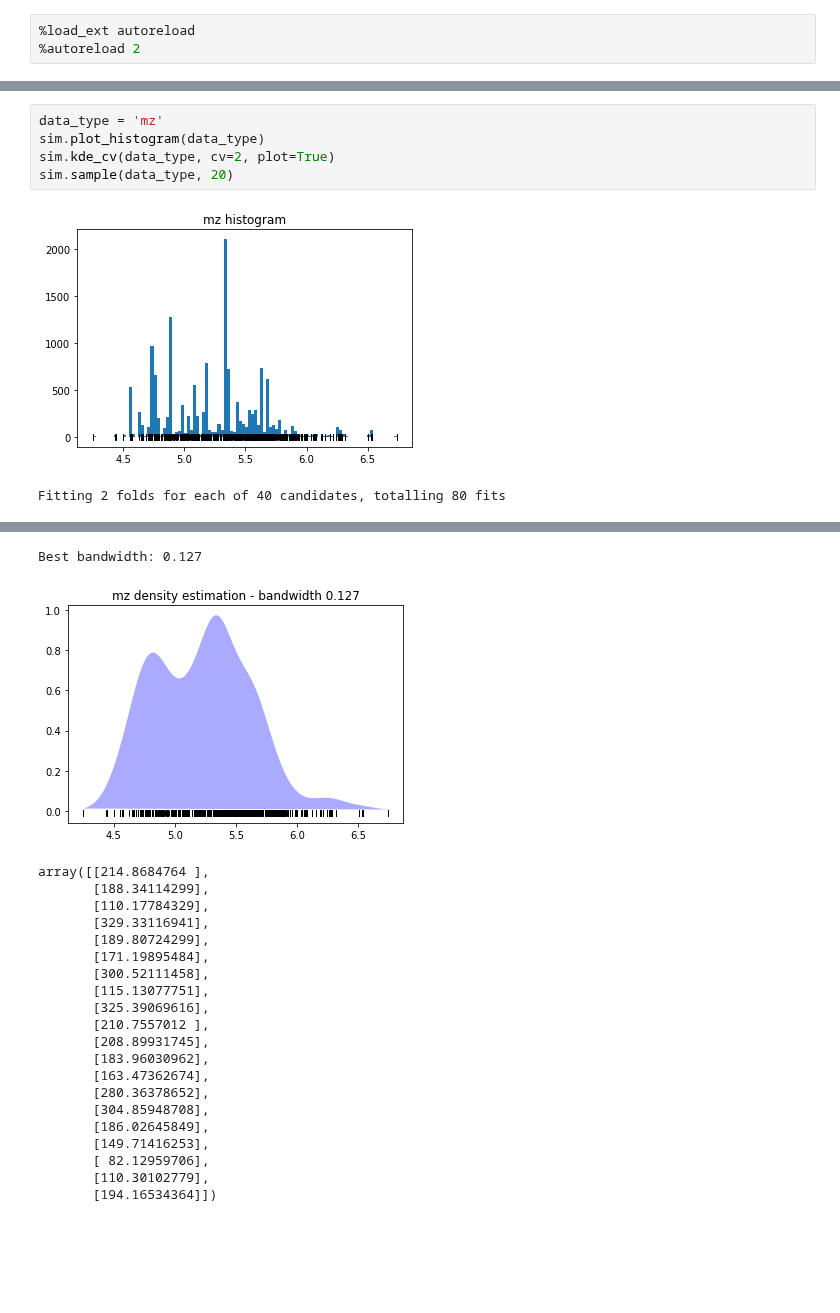
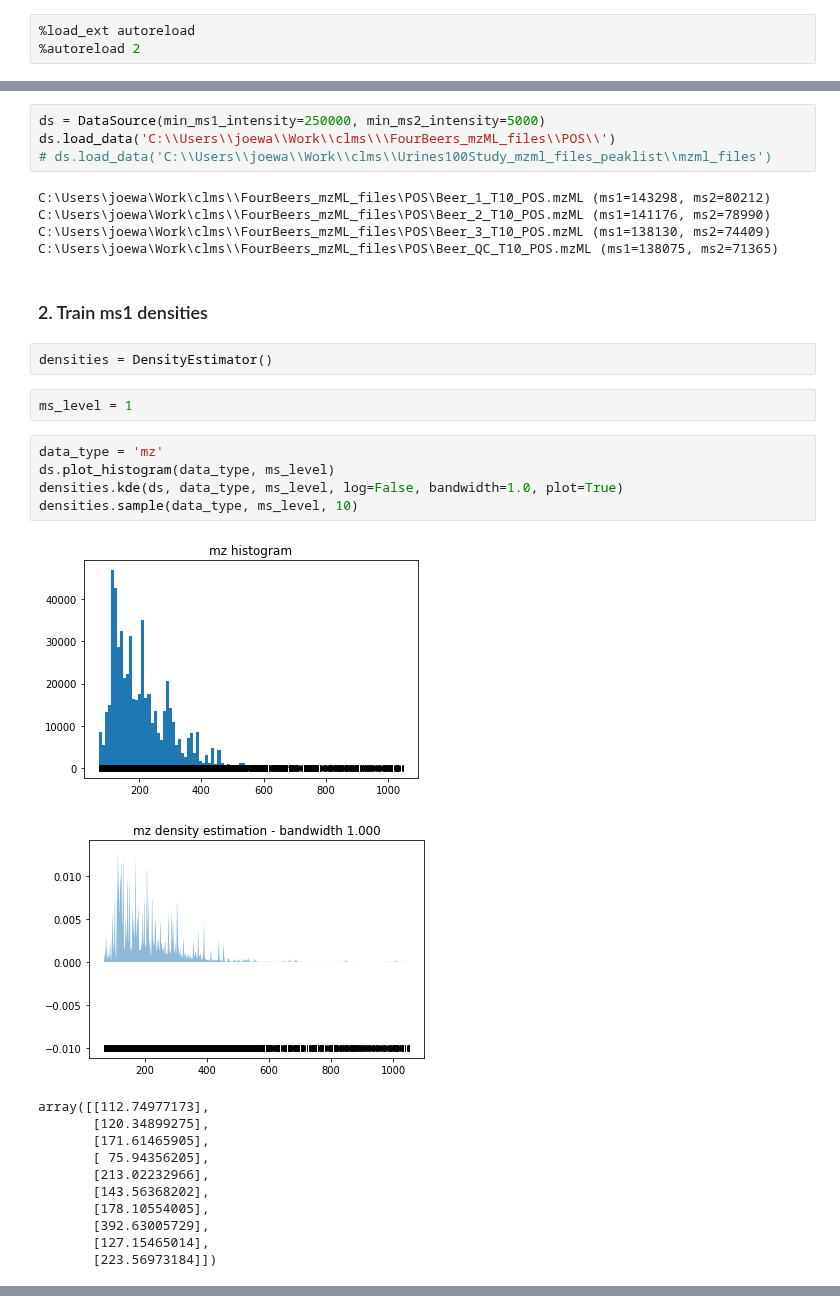
Before and after one commit to sdrogers/clms, a Jupyter notebook: Simulator/notebooks/loader_kde.ipynb, the cells around one changed output, grey strips where cells are left out. Saved outputs shown, nothing was run; the diff lists cells and outputs as text; blank space fills up the shorter version.

```diff
--- a/Simulator/notebooks/loader_kde.ipynb
+++ b/Simulator/notebooks/loader_kde.ipynb
@@ -150,8 +15,33 @@ sim = Simulator.load('../models/sim_4beers.pkl')
+# %%
+ds = DataSource(min_ms1_intensity=250000, min_ms2_intensity=5000)
+ds.load_data('C:\\Users\\joewa\\Work\\clms\\\FourBeers_mzML_files\\POS\\')
+# ds.load_data('C:\\Users\\joewa\\Work\\clms\\Urines100Study_mzml_files_peaklist\\mzml_files')
+# %% [output]
+C:\Users\joewa\Work\clms\\FourBeers_mzML_files\POS\Beer_1_T10_POS.mzML (ms1=143298, ms2=80212)
+C:\Users\joewa\Work\clms\\FourBeers_mzML_files\POS\Beer_2_T10_POS.mzML (ms1=141176, ms2=78990)
+C:\Users\joewa\Work\clms\\FourBeers_mzML_files\POS\Beer_3_T10_POS.mzML (ms1=138130, ms2=74409)
+C:\Users\joewa\Work\clms\\FourBeers_mzML_files\POS\Beer_QC_T10_POS.mzML (ms1=138075, ms2=71365)
+# %% [markdown]
+### 2. Train ms1 densities
+# %%
+densities = DensityEstimator()
+# %%
+ms_level = 1
 # %%
 data_type = 'mz'
-sim.plot_histogram(data_type)
-sim.kde_cv(data_type, cv=2, plot=True)
-sim.sample(data_type, 20)
+ds.plot_histogram(data_type, ms_level)
+densities.kde(ds, data_type, ms_level, log=False, bandwidth=1.0, plot=True)
+densities.sample(data_type, ms_level, 10)
 # %% [output]
-[figure, old version]
+[figure, new version]
+[figure, new version]
-Fitting 2 folds for each of 40 candidates, totalling 80 fits
+array([[112.74977173],
+       [120.34899275],
+       [171.61465905],
+       [ 75.94356205],
+       [213.02232966],
+       [143.56368202],
+       [178.10554005],
+       [392.63005729],
+       [127.15465014],
+       [223.56973184]])
@@ -161,24 +48,2 @@ Fitting 2 folds for each of 40 candidates, totalling 80 fits
-Best bandwidth: 0.127
-[figure, old version]
-array([[214.8684764 ],
-       [188.34114299],
-       [110.17784329],
-       [329.33116941],
-       [189.80724299],
-       [171.19895484],
-       [300.52111458],
-       [115.13077751],
-       [325.39069616],
-       [210.7557012 ],
-       [208.89931745],
-       [183.96030962],
-       [163.47362674],
-       [280.36378652],
-       [304.85948708],
-       [186.02645849],
-       [149.71416253],
-       [ 82.12959706],
-       [110.30102779],
-       [194.16534364]])
 # %%
 data_type = 'rt'
```
Also changed, not shown: parts of 24 cells of this notebook, 2 other files.
